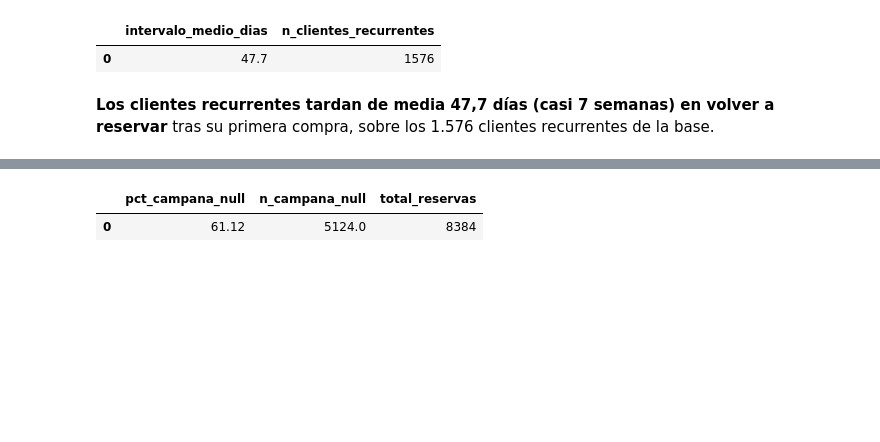
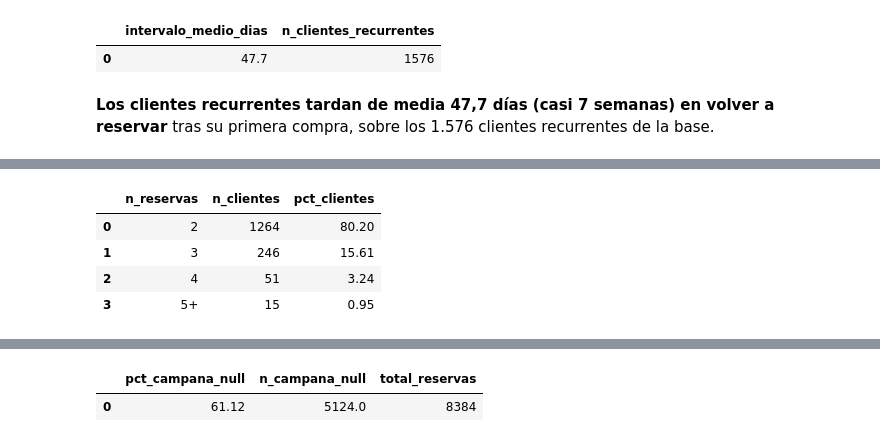
Before and after one commit to Irenegov/civitatis-business-case, a Jupyter notebook: notebooks/03_repeticion.ipynb, the cells around one changed output, grey strips where cells are left out. Cells and saved outputs as stored; diff of their text form; code cells hidden in the pictures; blank space fills up the shorter version.

```diff
--- a/notebooks/03_repeticion.ipynb
+++ b/notebooks/03_repeticion.ipynb
@@ -254,0 +255,18 @@ recurrentes de la base.
+# %%
+distribucion_reservas_recurrentes = con.execute('''
+    SELECT
+        CASE WHEN reservas_no_canceladas >= 5 THEN '5+' ELSE CAST(reservas_no_canceladas AS VARCHAR) END AS n_reservas,
+        count(*) AS n_clientes,
+        round(100.0 * count(*) / sum(count(*)) OVER (), 2) AS pct_clientes
+    FROM clientes_recurrentes
+    WHERE es_recurrente
+    GROUP BY n_reservas
+    ORDER BY n_reservas
+''').df()
+distribucion_reservas_recurrentes
+# %% [output]
+|  | n_reservas | n_clientes | pct_clientes |
+| 0 | 2 | 1264 | 80.20 |
+| 1 | 3 | 246 | 15.61 |
+| 2 | 4 | 51 | 3.24 |
+| 3 | 5+ | 15 | 0.95 |
```
Also changed, not shown: parts of 9 cells of this notebook.
